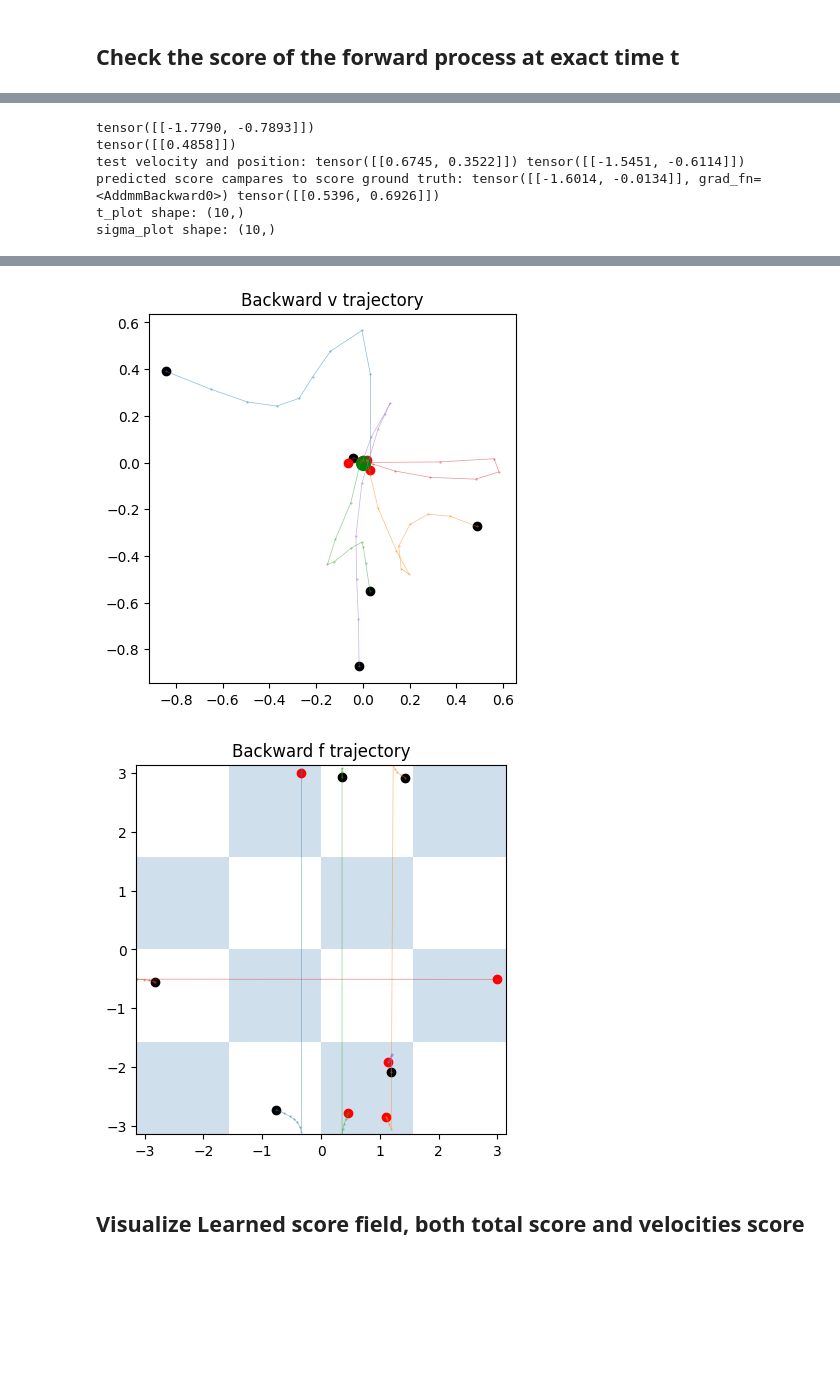
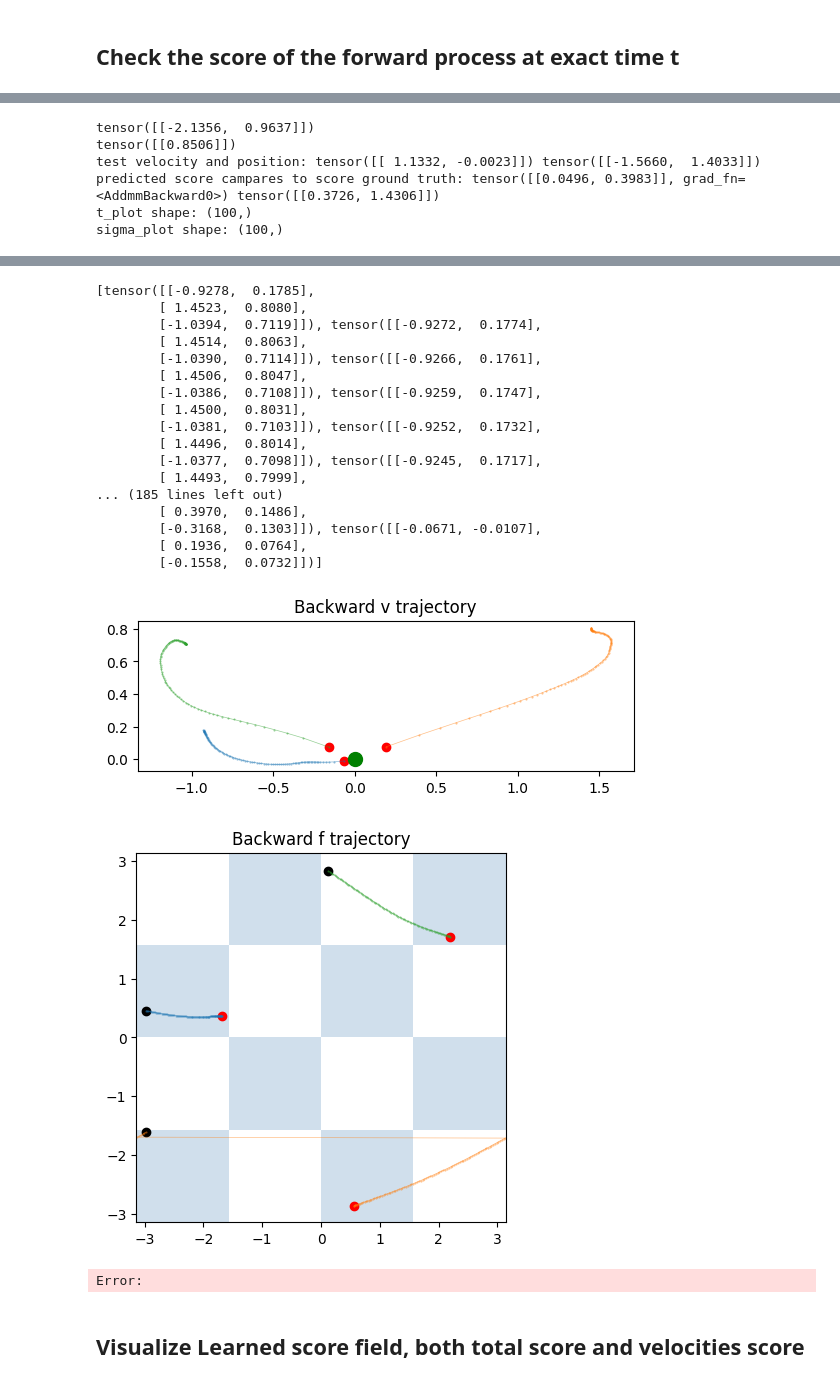
Before and after one commit to MateosCz/diffusion-playground, a Jupyter notebook: checkerboard_analysis.ipynb, the cells around one changed output, grey strips where cells are left out. Cells and saved outputs as stored; diff of their text form; code cells hidden in the pictures; blank space fills up the shorter version.

```diff
--- a/checkerboard_analysis.ipynb
+++ b/checkerboard_analysis.ipynb
@@ -287,17 +287,17 @@ real_score = real_score
 pred_f_traj, pred_v_traj, t_list, sigma_list = model.sample_backward(
     fT_prior_kw="uniform",
     vT_prior_kw="stdGauss",
-    data_shape=(5, 2),
-    n_steps = 10,
+    data_shape=(3, 2),
+    n_steps = 100,
     total_time=2.0,
     tdm_score_fn=score_nn,
     sample_trajectory=True,
-    exponential_integration=True,
+    exponential_integration=False,
     probability_flow=True,
     predictor_corrector=False,
-    predictor_corrector_n_steps=5,
+    predictor_corrector_n_steps=1,
     debug=True,
-    tau = 1e-3)
+    tau = 1e-2)
 
 print("predicted score campares to score ground truth:", pred_score, real_score)
 
@@ -324,6 +324,7 @@ plt.show()
 
 # plot the backward v trajectory
 pred_v_traj_cpu = [v.detach().cpu() for v in pred_v_traj]
+print(pred_v_traj_cpu)
 pred_vx_traj_cpu = [v[:,0].squeeze() for v in pred_v_traj_cpu]
 pred_vy_traj_cpu = [v[:,1].squeeze() for v in pred_v_traj_cpu]
 
@@ -331,7 +332,7 @@ pred_vy_traj_cpu = [v[:,1].squeeze() for v in pred_v_traj_cpu]
 # pred_vy_traj_cpu = pred_vy_traj_cpu
 fig,ax = plt.subplots()
 ax.plot(pred_vx_traj_cpu,pred_vy_traj_cpu, marker = "o", markersize = 0.5, linewidth = 0.5, alpha = 0.5)
-ax.scatter(pred_vx_traj_cpu[0],pred_vy_traj_cpu[0], marker = "o",c = "black")
+# ax.scatter(pred_vx_traj_cpu[0],pred_vy_traj_cpu[0], marker = "o",c = "black")
 ax.scatter(pred_vx_traj_cpu[-1],pred_vy_traj_cpu[-1], marker = "o",c = "red")
 ax.scatter(0,0, marker = "o",c = "green",s = 100)
 ax.set_aspect("equal")
@@ -361,9 +362,9 @@ plt.show()
 
 # recoverd f0, real f0 and predicted score at ft, real score at ft
 # %% [output]
-tensor([[-1.7790, -0.7893]])
-tensor([[0.4858]])
-test velocity and position: tensor([[0.6745, 0.3522]]) tensor([[-1.5451, -0.6114]])
-predicted score campares to score ground truth: tensor([[-1.6014, -0.0134]], grad_fn=<AddmmBackward0>) tensor([[0.5396, 0.6926]])
-t_plot shape: (10,)
-sigma_plot shape: (10,)
+tensor([[-2.1356,  0.9637]])
+tensor([[0.8506]])
+test velocity and position: tensor([[ 1.1332, -0.0023]]) tensor([[-1.5660,  1.4033]])
+predicted score campares to score ground truth: tensor([[0.0496, 0.3983]], grad_fn=<AddmmBackward0>) tensor([[0.3726, 1.4306]])
+t_plot shape: (100,)
+sigma_plot shape: (100,)
@@ -371,5 +372,23 @@ sigma_plot shape: (10,)
+[tensor([[-0.9278,  0.1785],
+        [ 1.4523,  0.8080],
+        [-1.0394,  0.7119]]), tensor([[-0.9272,  0.1774],
+        [ 1.4514,  0.8063],
+        [-1.0390,  0.7114]]), tensor([[-0.9266,  0.1761],
+        [ 1.4506,  0.8047],
+        [-1.0386,  0.7108]]), tensor([[-0.9259,  0.1747],
+        [ 1.4500,  0.8031],
+        [-1.0381,  0.7103]]), tensor([[-0.9252,  0.1732],
+        [ 1.4496,  0.8014],
+        [-1.0377,  0.7098]]), tensor([[-0.9245,  0.1717],
+        [ 1.4493,  0.7999],
+... (185 lines left out)
+        [ 0.3970,  0.1486],
+        [-0.3168,  0.1303]]), tensor([[-0.0671, -0.0107],
+        [ 0.1936,  0.0764],
+        [-0.1558,  0.0732]])]
-[figure, old version]
+[figure, new version]
-[figure, old version]
+[figure, new version]
+Error:
 # %% [markdown]
 ## Visualize Learned score field, both total score and velocities score
 # %%
```
Also changed, not shown: parts of 10 cells of this notebook, 1 other file.
